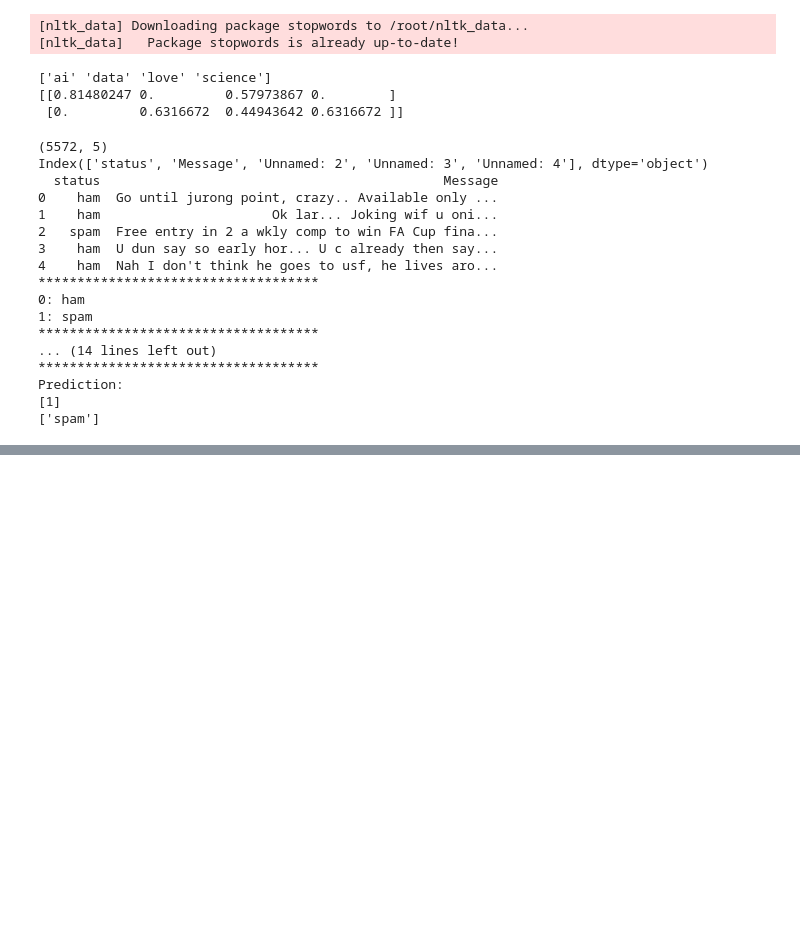
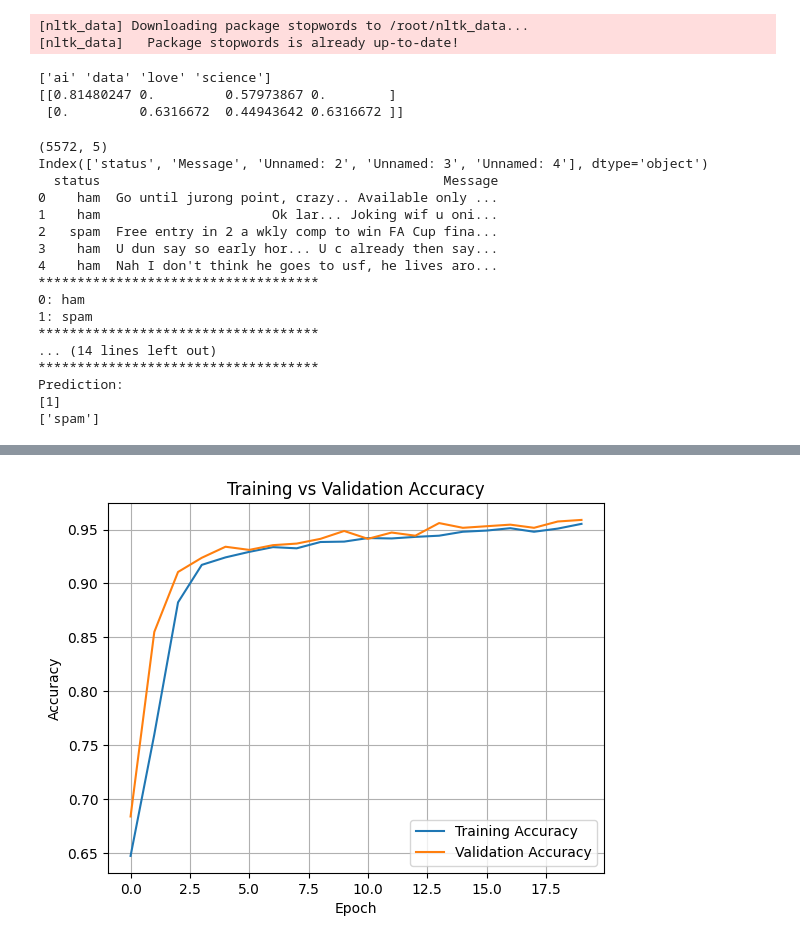
Before and after one commit to yash144-code/python-practice.ipynb, a Jupyter notebook: datascience(1).ipynb, the cells around one changed output, grey strips where cells are left out. Saved outputs shown, nothing was run; the diff lists cells and outputs as text; code cells hidden in the pictures; blank space fills up the shorter version.

```diff
--- a/datascience(1).ipynb
+++ b/datascience(1).ipynb
@@ -2492,3 +2492,91 @@ Index(['status', 'Message', 'Unnamed: 2', 'Unnamed: 3', 'Unnamed: 4'], dtype='ob
 Prediction:
 [1]
 ['spam']
+# %%
+import pandas as pd
+import numpy as np
+
+from sklearn.model_selection import train_test_split
+from sklearn.preprocessing import LabelEncoder, StandardScaler
+from sklearn.metrics import accuracy_score, confusion_matrix, classification_report
+
+from tensorflow.keras.models import Sequential
+from tensorflow.keras.layers import Input, Dense
+
+df = pd.read_csv("loan_approval.csv")
+df.columns = df.columns.str.strip()
+
+X = df.drop("loan_status",axis = 1)
+y = df["loan_status"]
+
+le = LabelEncoder()
+X["education"] = le.fit_transform(X["education"])
+X["self_employed"] = le.fit_transform(X["self_employed"])
+y = le.fit_transform(y)
+
+X_train,X_test,y_train,y_test = train_test_split(X,y,test_size=0.2,random_state=42)
+
+scaler = StandardScaler()
+X_train = scaler.fit_transform(X_train)
+X_test = scaler.transform(X_test)
+
+model = Sequential([
+    Input(shape=(X_train.shape[1],)),
+    Dense(16,activation= "relu"),
+    Dense(8,activation="relu"),
+    Dense(1,activation= "sigmoid")
+])
+
+model.compile(
+ optimizer= "adam",
+ loss = "binary_crossentropy" ,
+ metrics = ["accuracy" ]
+)
+
+history = model.fit(
+    X_train,
+    y_train,
+    epochs = 20,
+    batch_size = 30,
+    validation_split = 0.2
+)
+
+test_loss,test_accuracy = model.evaluate(X_test,y_test)
+print("Test Loss:", test_loss)
+print("Test Accuracy:", test_accuracy)
+print("==========")
+
+y_pred_prob = model.predict(X_test)
+y_pred = (y_pred_prob >= 0.5).astype(int).ravel()
+
+cm = confusion_matrix(y_test, y_pred)
+
+print("Confusion Matrix:")
+print(cm)
+
+print("\nClassification Report:")
+print(classification_report(y_test, y_pred))
+
+print("==========")
+
+import matplotlib.pyplot as plt
+
+plt.plot(history.history["accuracy"], label="Training Accuracy")
+plt.plot(history.history["val_accuracy"], label="Validation Accuracy")
+
+plt.xlabel("Epoch")
+plt.ylabel("Accuracy")
+plt.title("Training vs Validation Accuracy")
+plt.legend()
+plt.grid(True)
+plt.show()
+
+plt.plot(history.history["loss"], label="Training Loss")
+plt.plot(history.history["val_loss"], label="Validation Loss")
+
+plt.xlabel("Epoch")
+plt.ylabel("Loss")
+plt.title("Training vs Validation Loss")
+plt.legend()
+plt.show()
+# %% [output]
@@ -2494,0 +2600 @@ Prediction:
+[figure, added]
```
Also changed, not shown: parts of 2 cells of this notebook.
